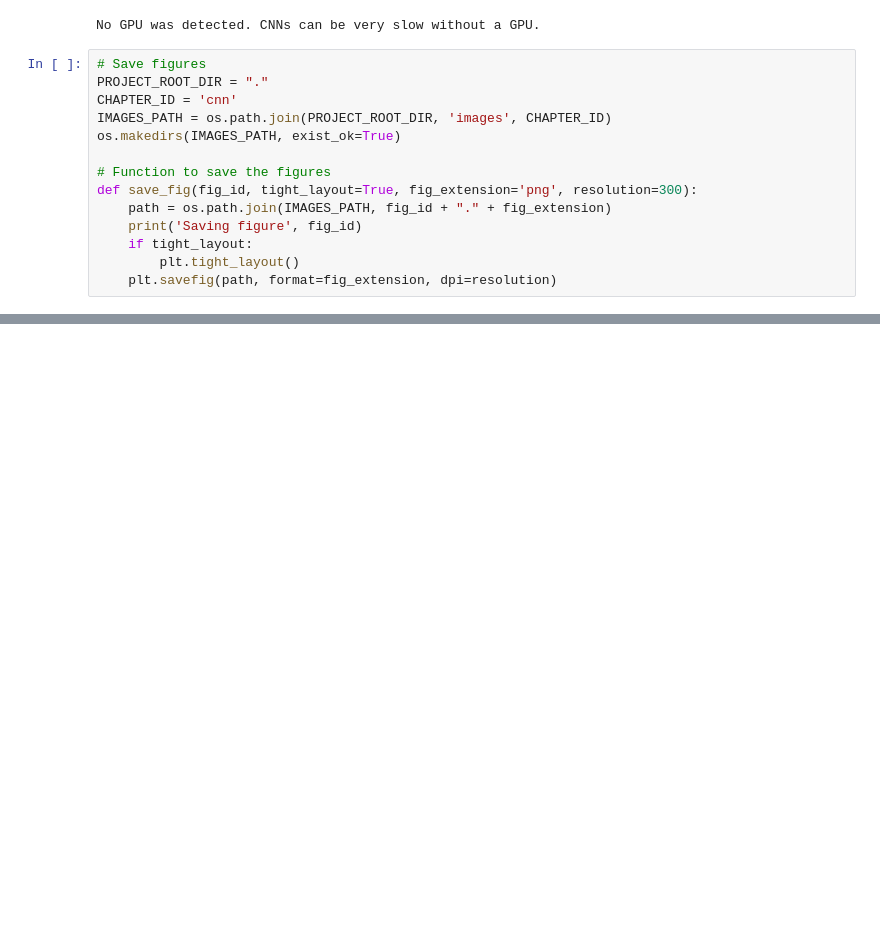
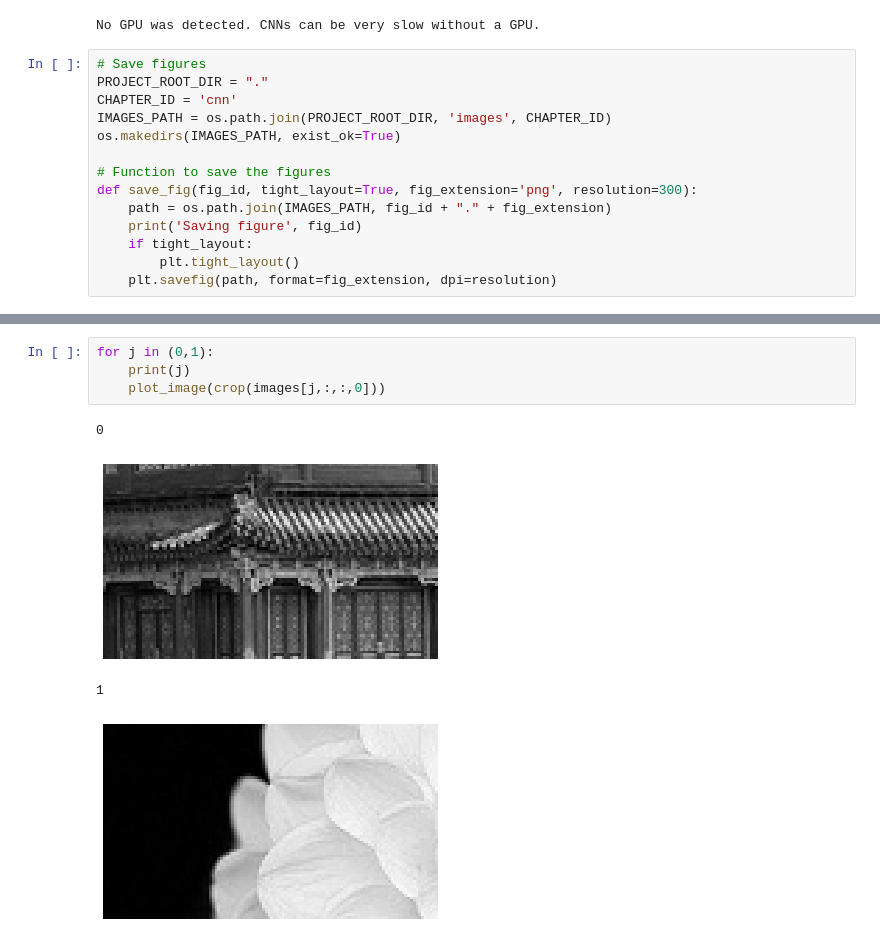
Before and after one commit to ThOliveira23/PH482_582_Sp22, a Jupyter notebook: Exercises/07.ipynb, the cells around one changed output, grey strips where cells are left out. Drawn from its saved outputs; the diff is of its cells as text; blank space fills up the shorter version.

```diff
--- a/Exercises/07.ipynb
+++ b/Exercises/07.ipynb
@@ -65,0 +109,9 @@ def plot_color_image(image):
+# %%
+for j in (0,1):
+    print(j)
+    plot_image(crop(images[j,:,:,0]))
+# %% [output]
+0
+[figure, added]
+1
+[figure, added]
```
Also changed, not shown: parts of 26 cells of this notebook, 10 other files.
